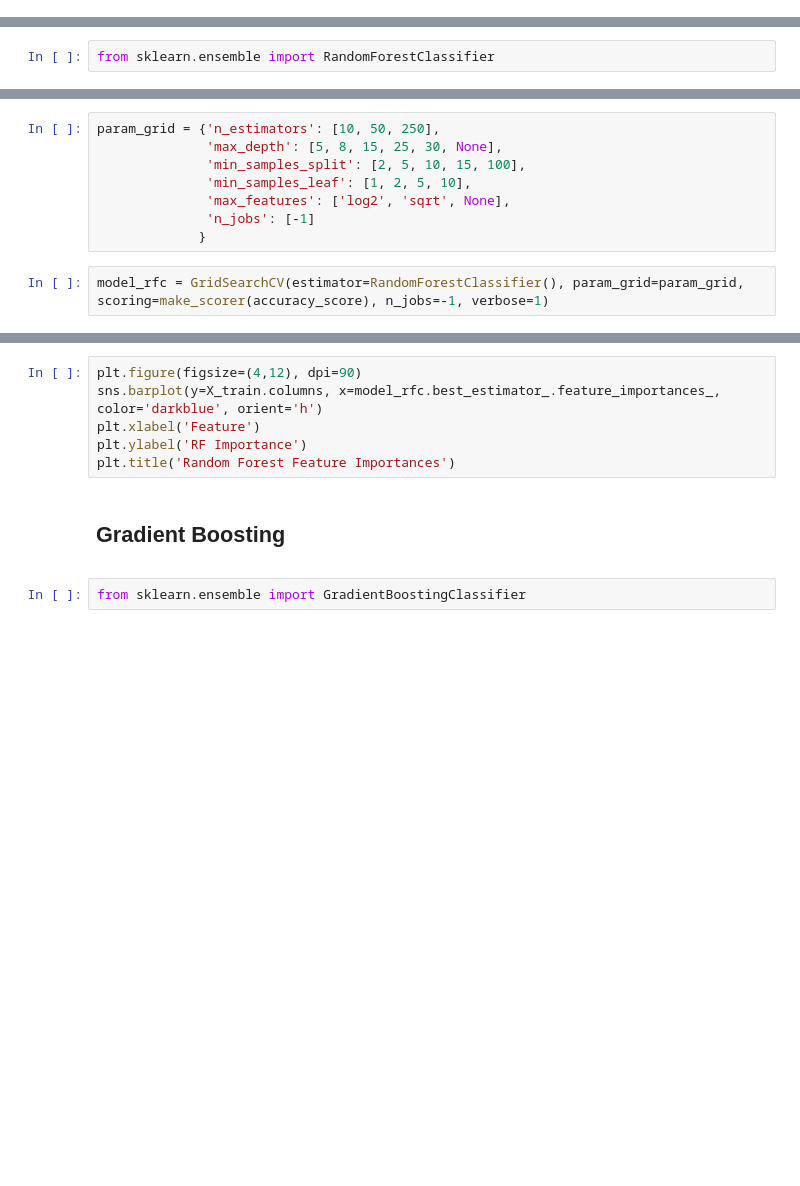
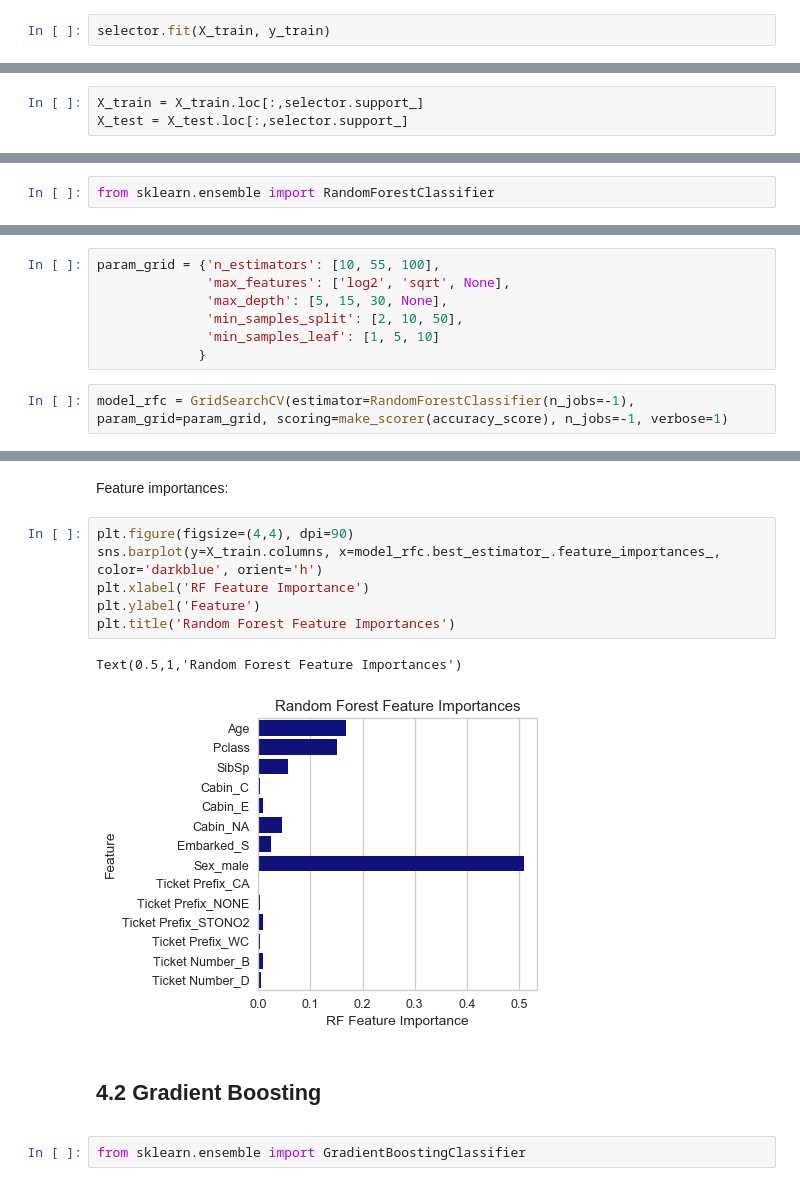
Before and after one commit to jgcorliss/titanic-competition, a Jupyter notebook: Titanic Competition.ipynb, the cells around one changed output, grey strips where cells are left out. Drawn from its saved outputs; the diff is of its cells as text; blank space fills up the shorter version.

```diff
--- a/Titanic Competition.ipynb
+++ b/Titanic Competition.ipynb
@@ -397,0 +746,2 @@ X_test.shape
+# %%
+selector.fit(X_train, y_train)
@@ -397,0 +781,3 @@ X_test.shape
+# %%
+X_train = X_train.loc[:,selector.support_]
+X_test = X_test.loc[:,selector.support_]
@@ -408,12 +795,11 @@ param_grid = {}
 # %%
-param_grid = {'n_estimators': [10, 50, 250],
-              'max_depth': [5, 8, 15, 25, 30, None],
-              'min_samples_split': [2, 5, 10, 15, 100],
-              'min_samples_leaf': [1, 2, 5, 10],
+param_grid = {'n_estimators': [10, 55, 100],
               'max_features': ['log2', 'sqrt', None],
-              'n_jobs': [-1]
+              'max_depth': [5, 15, 30, None],
+              'min_samples_split': [2, 10, 50],
+              'min_samples_leaf': [1, 5, 10]
              }
 # %%
-model_rfc = GridSearchCV(estimator=RandomForestClassifier(), param_grid=param_grid, scoring=make_scorer(accuracy_score), n_jobs=-1, verbose=1)
+model_rfc = GridSearchCV(estimator=RandomForestClassifier(n_jobs=-1), param_grid=param_grid, scoring=make_scorer(accuracy_score), n_jobs=-1, verbose=1)
 # %%
 model_rfc.fit(X_train, y_train)
@@ -424,12 +837,17 @@ model_rfc.best_score_
+# %% [markdown]
+Feature importances:
 # %%
-plt.figure(figsize=(4,12), dpi=90)
+plt.figure(figsize=(4,4), dpi=90)
 sns.barplot(y=X_train.columns, x=model_rfc.best_estimator_.feature_importances_, color='darkblue', orient='h')
-plt.xlabel('Feature')
-plt.ylabel('RF Importance')
+plt.xlabel('RF Feature Importance')
+plt.ylabel('Feature')
 plt.title('Random Forest Feature Importances')
+# %% [output]
+Text(0.5,1,'Random Forest Feature Importances')
+[figure, added]
 # %% [markdown]
-## Gradient Boosting
-<a id='3.2'></a>
+## 4.2 Gradient Boosting
+<a id='4.2'></a>
 # %%
 from sklearn.ensemble import GradientBoostingClassifier
 # %%
```
Also changed, not shown: parts of 150 cells of this notebook, 1 other file.
